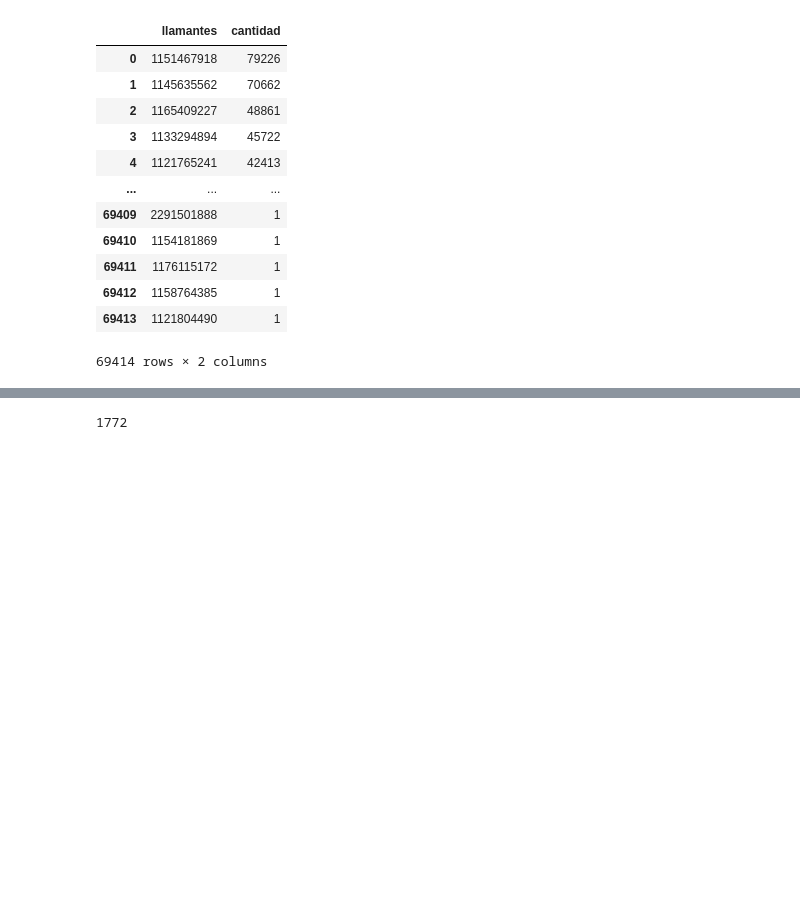
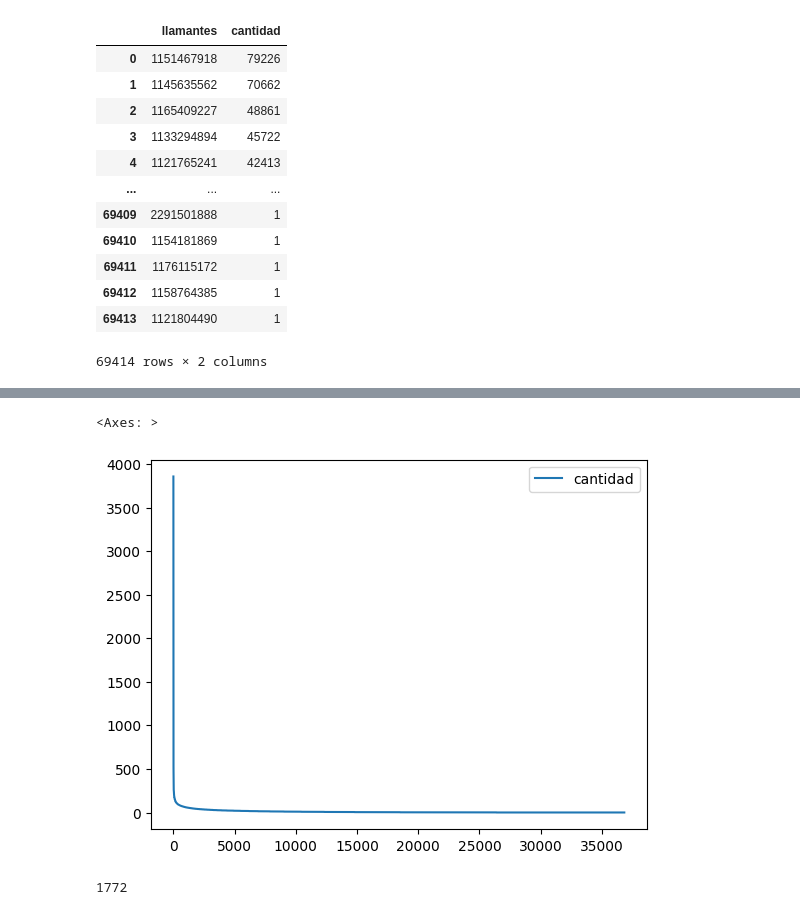
Before and after one commit to raulrm/juzfedlom, a Jupyter notebook: proceso.ipynb, the cells around one changed output, grey strips where cells are left out. Cells and saved outputs as stored; diff of their text form; code cells hidden in the pictures; blank space fills up the shorter version.

```diff
--- a/proceso.ipynb
+++ b/proceso.ipynb
@@ -136,3 +141,8 @@ estadistica_entrantes_cero
+# %%
+estadistica_entrantes_cero.plot(y='cantidad', use_index=True)
+# %% [output]
+<Axes: >
+[figure, added]
 # %%
 estadistica_salientes_cero['cantidad'].nunique()
 # %% [output]
```
Also changed, not shown: parts of 10 cells of this notebook, 15 other files.
